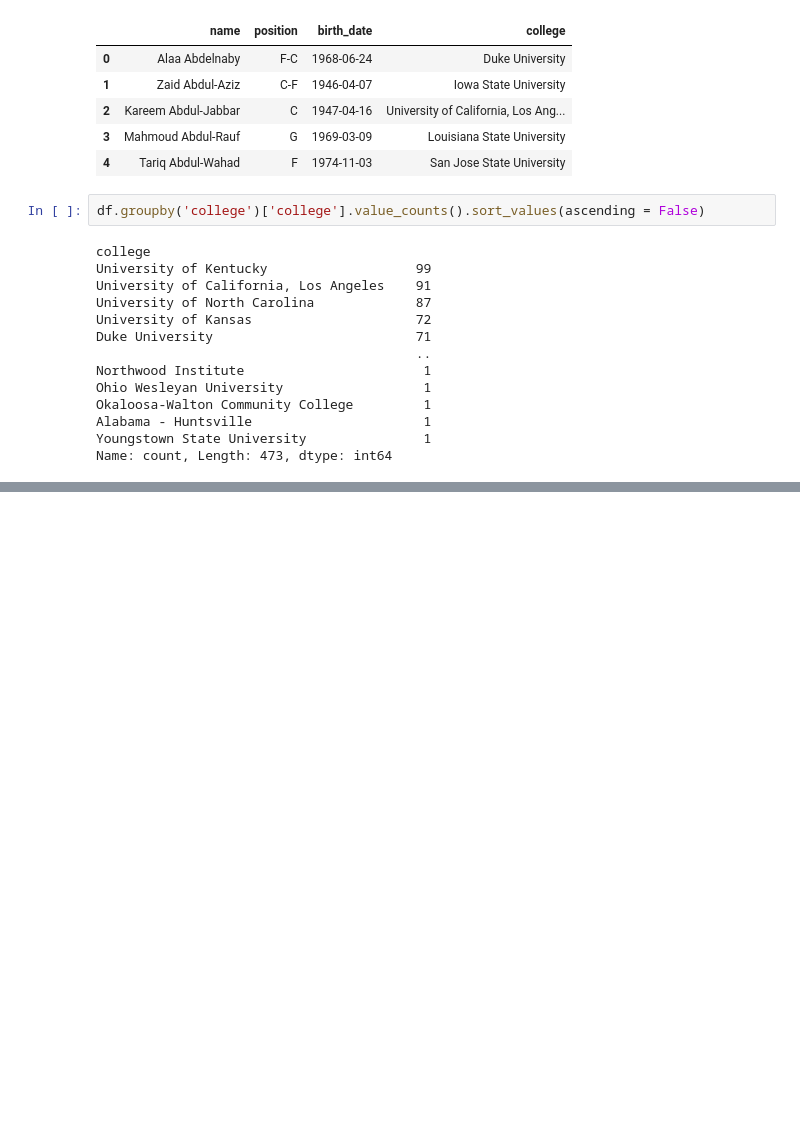
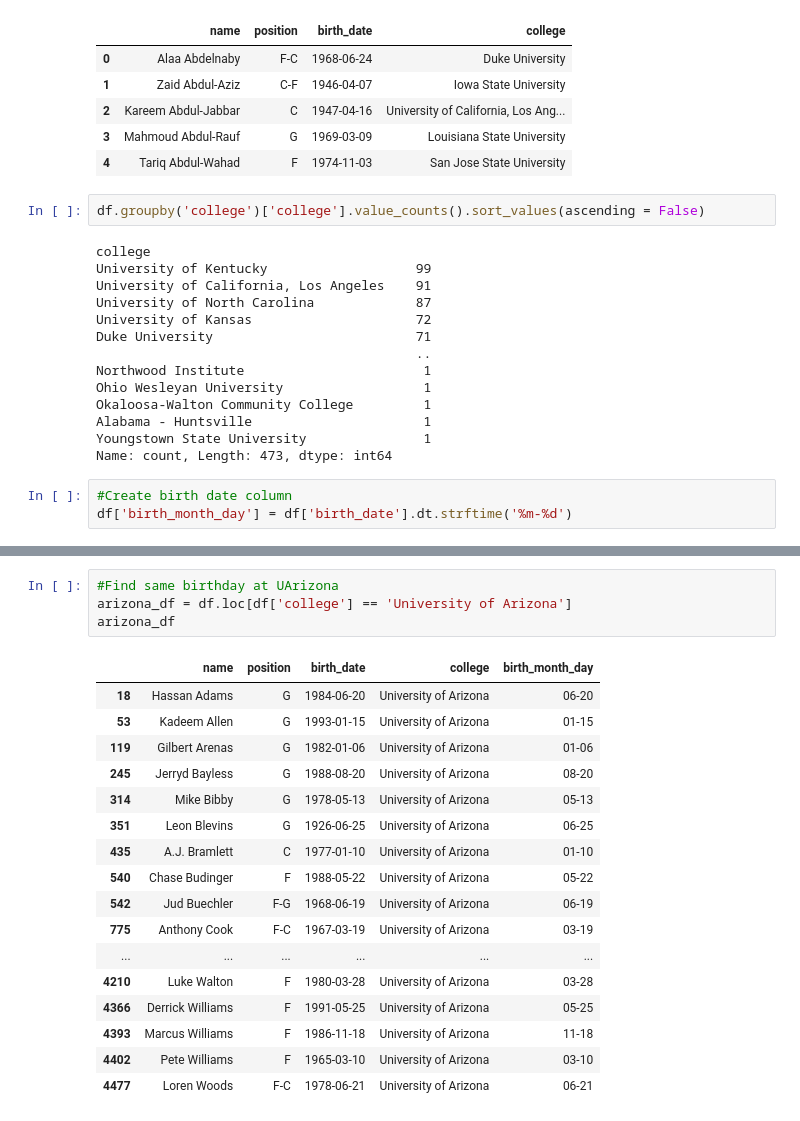
Before and after one commit to AgentXCross/PythonDS-ML, a Jupyter notebook: Projects/Notebooks/basketball.ipynb, the cells around one changed output, grey strips where cells are left out. Saved outputs shown, nothing was run; the diff lists cells and outputs as text; blank space fills up the shorter version.

```diff
--- a/Projects/Notebooks/basketball.ipynb
+++ b/Projects/Notebooks/basketball.ipynb
@@ -81,3 +94,6 @@ Okaloosa-Walton Community College         1
 Alabama - Huntsville                      1
 Youngstown State University               1
 Name: count, Length: 473, dtype: int64
+# %%
+#Create birth date column
+df['birth_month_day'] = df['birth_date'].dt.strftime('%m-%d')
@@ -83,0 +231,22 @@ Name: count, Length: 473, dtype: int64
+# %%
+#Find same birthday at UArizona
+arizona_df = df.loc[df['college'] == 'University of Arizona']
+arizona_df
+# %% [output]
+|  | name | position | birth_date | college | birth_month_day |
+| 18 | Hassan Adams | G | 1984-06-20 | University of Arizona | 06-20 |
+| 53 | Kadeem Allen | G | 1993-01-15 | University of Arizona | 01-15 |
+| 119 | Gilbert Arenas | G | 1982-01-06 | University of Arizona | 01-06 |
+| 245 | Jerryd Bayless | G | 1988-08-20 | University of Arizona | 08-20 |
+| 314 | Mike Bibby | G | 1978-05-13 | University of Arizona | 05-13 |
+| 351 | Leon Blevins | G | 1926-06-25 | University of Arizona | 06-25 |
+| 435 | A.J. Bramlett | C | 1977-01-10 | University of Arizona | 01-10 |
+| 540 | Chase Budinger | F | 1988-05-22 | University of Arizona | 05-22 |
+| 542 | Jud Buechler | F-G | 1968-06-19 | University of Arizona | 06-19 |
+| 775 | Anthony Cook | F-C | 1967-03-19 | University of Arizona | 03-19 |
+| ... | ... | ... | ... | ... | ... |
+| 4210 | Luke Walton | F | 1980-03-28 | University of Arizona | 03-28 |
+| 4366 | Derrick Williams | F | 1991-05-25 | University of Arizona | 05-25 |
+| 4393 | Marcus Williams | F | 1986-11-18 | University of Arizona | 11-18 |
+| 4402 | Pete Williams | F | 1965-03-10 | University of Arizona | 03-10 |
+| 4477 | Loren Woods | F-C | 1978-06-21 | University of Arizona | 06-21 |
```
Also changed, not shown: parts of 20 cells of this notebook, 1 other file.
